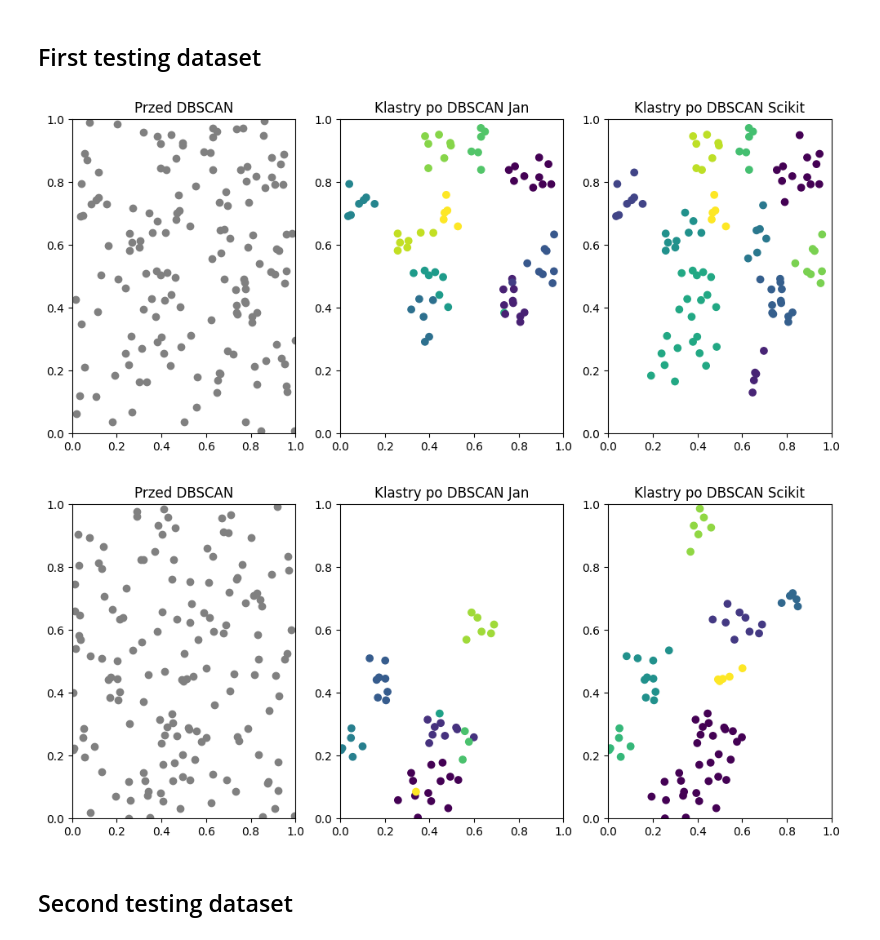
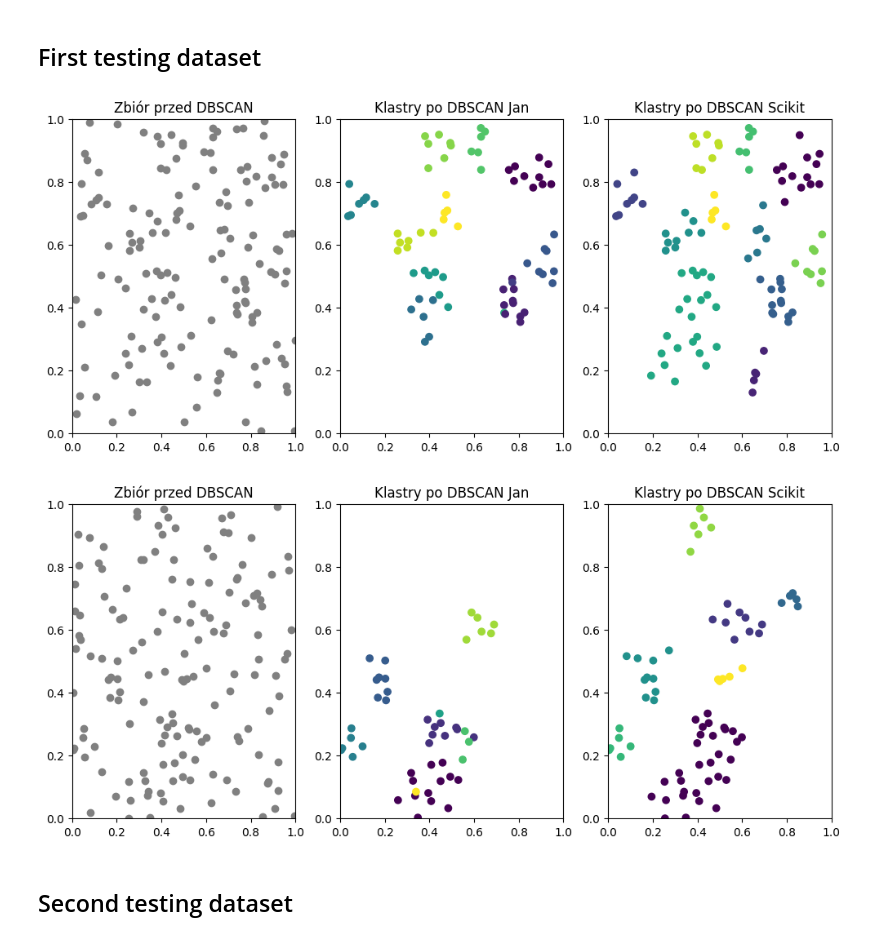
Before and after one commit to jkwiatk1/spatial-data-mining, a Jupyter notebook: 3-dbscan_tests.ipynb, the cells around one changed output. Saved outputs shown, nothing was run; the diff lists cells and outputs as text; code cells hidden in the pictures.

Commit message:
Change title name. TODO create experiments for my dbscan

```diff
--- a/3-dbscan_tests.ipynb
+++ b/3-dbscan_tests.ipynb
@@ -28,7 +28,7 @@ def test(seed_val = 43):
     plt.figure(figsize=(12, 5))
     plt.subplot(1, 3, 1)
     plt.scatter(X[:, 0], X[:, 1], c='gray', label='Dane przed DBSCAN')
-    plt.title('Przed DBSCAN')
+    plt.title('Zbiór przed DBSCAN')
     plt.ylim(0, 1)
     plt.xlim(0, 1)
 
@@ -51,10 +51,10 @@ def test(seed_val = 43):
     plt.show()
 # %%
 test(20)
-test(40)
+test(40)\
 # %% [output]
-[figure, old version]
+[figure, new version]
-[figure, old version]
+[figure, new version]
 # %% [markdown]
 ## Second testing dataset
 # %%
```
Also changed, not shown: parts of 2 cells of this notebook.
